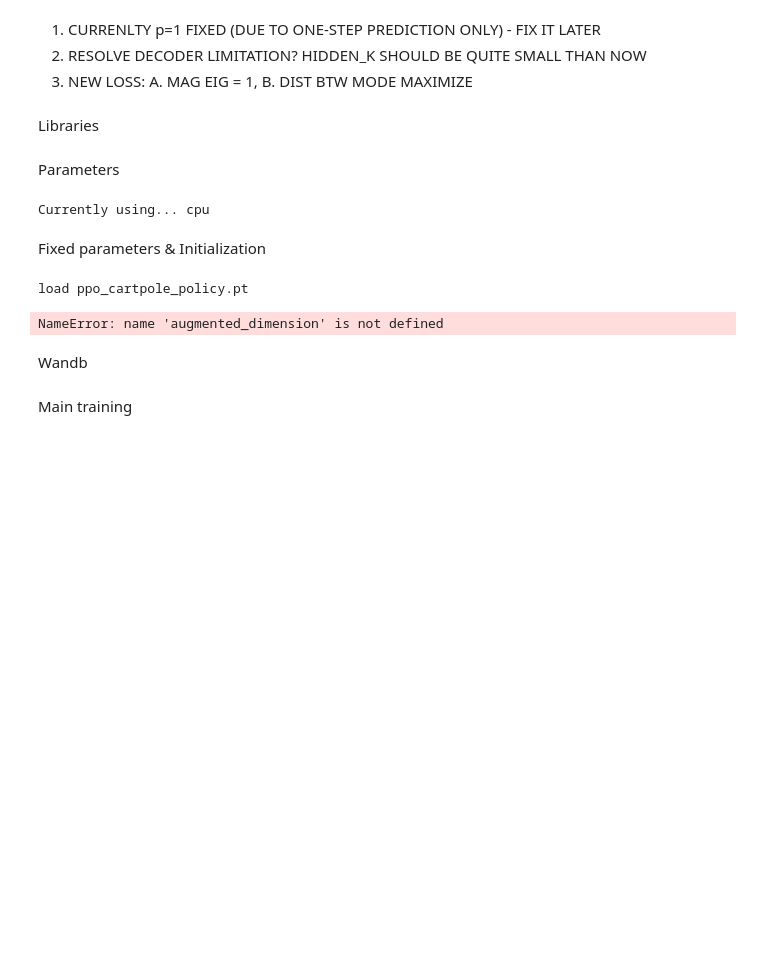
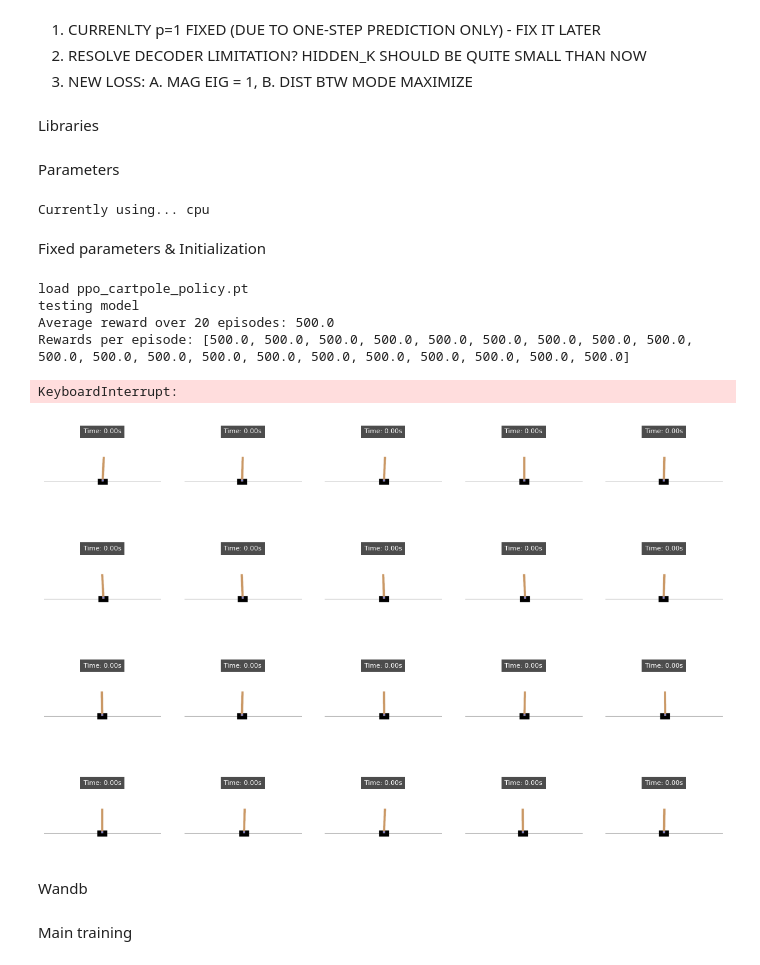
Before and after one commit to gyf23205/Koopman_decompose_ext, a Jupyter notebook: KAE/main.ipynb, the cells around one changed output. Cells and saved outputs as stored; diff of their text form; code cells hidden in the pictures; blank space fills up the shorter version.

```diff
--- a/KAE/main.ipynb
+++ b/KAE/main.ipynb
@@ -72,7 +73,9 @@ if os.path.isfile('../saved_models_re/originals/'+original_model_name):
     original_model = torch.load('../saved_models_re/originals/'+original_model_name, weights_only=False, map_location=device)
     print('load '+original_model_name)
 
-    ## TEST PERFORMANCE OF LOADED MODEL
+    # TEST PERFORMANCE OF LOADED MODEL
+    print('testing model')
+    test_cartpole_function('../saved_models_re/originals/'+original_model_name, save_imgs=False)
 
 else:
     print('ERROR, NO MODEL FOUND')
@@ -101,34 +104,38 @@ else:
 #         # Put the random input to trained model, extract output
 #         outputs = classifier(random_input)
 
 #         n, m = random_input.shape[1], outputs.shape[1]
 #         l = max(n, m)
 
 #         # Pad input and output with 1's to dimension l
 #         pad_in = torch.ones(random_input.size(0), l - n, device=device)
 #         pad_out = torch.ones(outputs.size(0), l - m, device=device)
 #         aug_input = torch.cat([random_input, pad_in], dim=1)
 #         aug_output = torch.cat([outputs, pad_out], dim=1)
 
 #         # Save snapshot
 #         training_data.append((aug_input.detach().cpu(), aug_output.detach().cpu()))
 
 #     # Save the generated training data
 #     torch.save({'training_data': training_data}, 'results/classifier_'+str(target_dataset)+'_'+str(int(original_classifier_epoch))+'_'+str(int(training_data_size))+'_training_data.pth')
 
 # augmented_dimension = l
 
 # # Build KAE
 # state_dim = augmented_dimension
 # kae = KoopmanAutoencoder(state_dim=state_dim, hidden_dim=kae_size, observable_dim = hidden_k).to(device)
 # kae.train()
 # criterion_kae = koopman_loss
 # mse = torch.nn.MSELoss()
 # optimizer_kae = optim.Adam(kae.parameters(), lr=lr_kae)
 # kae.train()
 # %% [output]
 load ppo_cartpole_policy.pt
+testing model
+Average reward over 20 episodes: 500.0
+Rewards per episode: [500.0, 500.0, 500.0, 500.0, 500.0, 500.0, 500.0, 500.0, 500.0, 500.0, 500.0, 500.0, 500.0, 500.0, 500.0, 500.0, 500.0, 500.0, 500.0, 500.0]
-NameError: name 'augmented_dimension' is not defined
+KeyboardInterrupt:
+[figure, added]
 # %% [markdown]
 Wandb
 # %%
```
Also changed, not shown: parts of 1 cell of this notebook, 2 other files.
